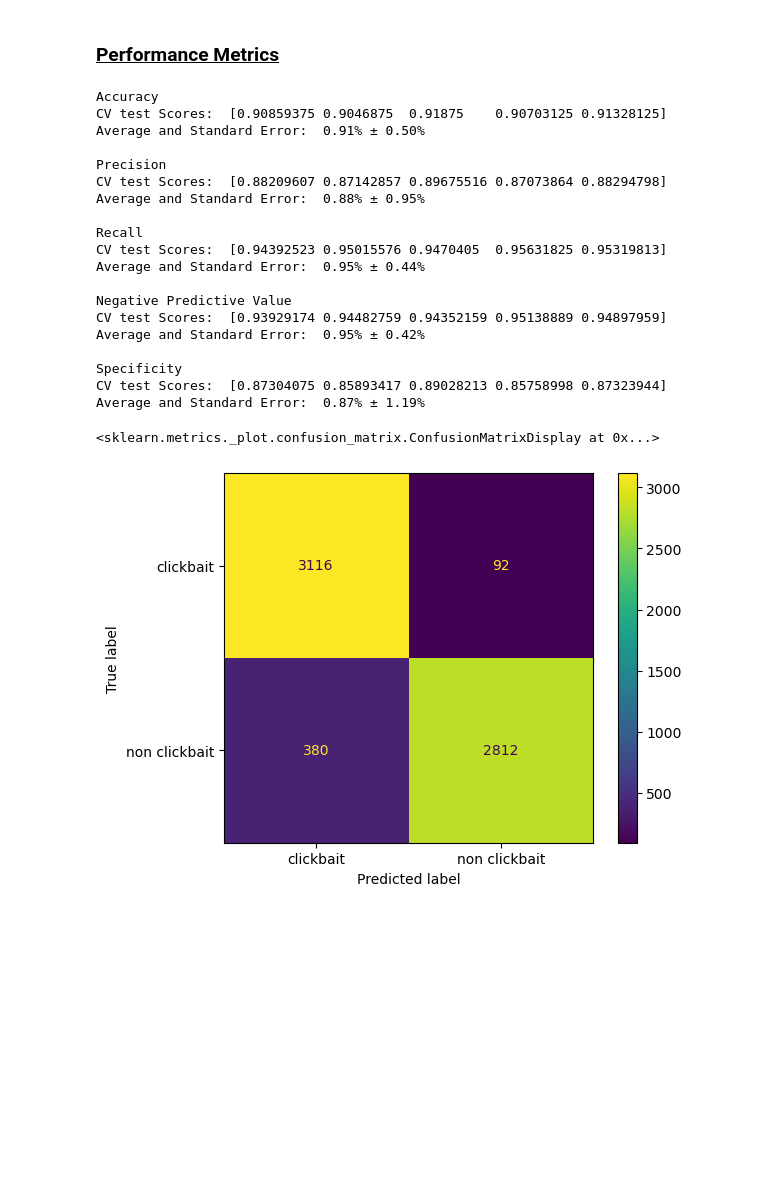
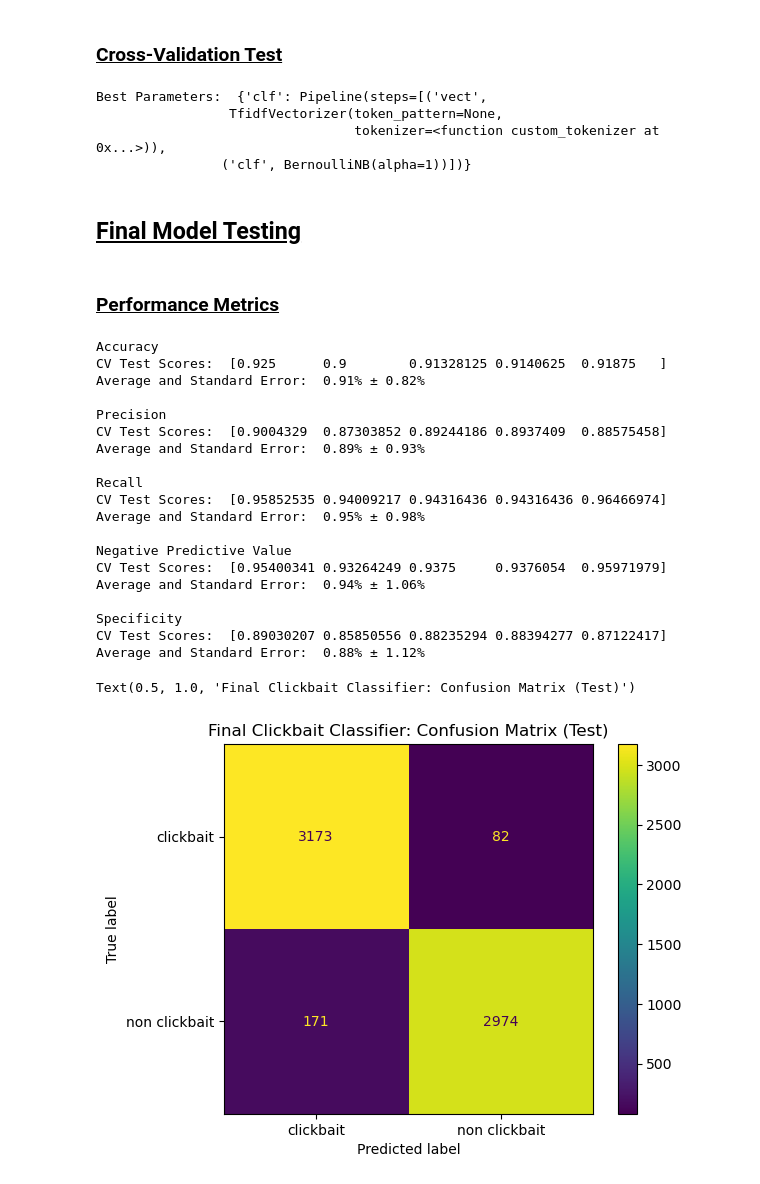
Before and after one commit to J-M-Bell/ClickbaitClassifierModel, a Jupyter notebook: FinalClickbaitClassifier.ipynb, the cells around one changed output. Saved outputs shown, nothing was run; the diff lists cells and outputs as text; code cells hidden in the pictures; blank space fills up the shorter version.

Commit message:
FinalClickbaitClassifier - conducted final model selection test

```diff
--- a/FinalClickbaitClassifier.ipynb
+++ b/FinalClickbaitClassifier.ipynb
@@ -2,0 +8,6 @@
+# %%
+knn_classifier = knn_clickbait_classifier()
+mlp_classifier = mlp_clickbait_classifier()
+nb_classifier = nb_clickbait_classifier()
+
+print(knn_classifier, mlp_classifier, nb_classifier)
@@ -3,39 +29,60 @@
+# %% [markdown]
+<h3><strong><u>Cross-Validation Test</u></strong></h3>
+# %%
+pipeline = Pipeline(
+    [
+        ("clf", None)
+    ]
+)
+param_grid = {"clf": [knn_classifier, mlp_classifier, nb_classifier]}
+grid_search = GridSearchCV(pipeline, param_grid, cv=5, n_jobs=-1, scoring='accuracy')
+grid_search.fit(X_train, y_train)
+print("Best Parameters: ", grid_search.best_params_)
+best_model = grid_search.best_estimator_
+# %% [output]
+Best Parameters:  {'clf': Pipeline(steps=[('vect',
+                 TfidfVectorizer(token_pattern=None,
+                                 tokenizer=<function custom_tokenizer at 0x...>)),
+                ('clf', BernoulliNB(alpha=1))])}
+# %% [markdown]
+<h2><strong><u>Final Model Testing</u></strong></h2>
 # %% [markdown]
 <h3><strong><u>Performance Metrics</u></strong></h3>
 # %%
 for key, value in clf_metrics.items():
     print(f"{key}")
     log_test_values = cross_val_score(knn_classifier, X_test, y=y_test, scoring=value, cv=5)
-    print(f"CV test Scores: ", log_test_values)
+    print(f"CV Test Scores: ", log_test_values)
     np_log_test_values = np.array(log_test_values)
     average = np.mean(np_log_test_values)
     stDev = np.std(np_log_test_values)
     print(f"Average and Standard Error: ", "{:.2f}%".format(average.round(2)), "\u00B1", "{:.2f}%".format(stDev.round(4)*100), "\n")
 # %% [output]
 Accuracy
-CV test Scores:  [0.90859375 0.9046875  0.91875    0.90703125 0.91328125]
-Average and Standard Error:  0.91% ± 0.50%
+CV Test Scores:  [0.925      0.9        0.91328125 0.9140625  0.91875   ]
+Average and Standard Error:  0.91% ± 0.82%
 
 Precision
-CV test Scores:  [0.88209607 0.87142857 0.89675516 0.87073864 0.88294798]
-Average and Standard Error:  0.88% ± 0.95%
+CV Test Scores:  [0.9004329  0.87303852 0.89244186 0.8937409  0.88575458]
+Average and Standard Error:  0.89% ± 0.93%
 
 Recall
-CV test Scores:  [0.94392523 0.95015576 0.9470405  0.95631825 0.95319813]
-Average and Standard Error:  0.95% ± 0.44%
+CV Test Scores:  [0.95852535 0.94009217 0.94316436 0.94316436 0.96466974]
+Average and Standard Error:  0.95% ± 0.98%
 
 Negative Predictive Value
-CV test Scores:  [0.93929174 0.94482759 0.94352159 0.95138889 0.94897959]
-Average and Standard Error:  0.95% ± 0.42%
+CV Test Scores:  [0.95400341 0.93264249 0.9375     0.9376054  0.95971979]
+Average and Standard Error:  0.94% ± 1.06%
 
 Specificity
-CV test Scores:  [0.87304075 0.85893417 0.89028213 0.85758998 0.87323944]
-Average and Standard Error:  0.87% ± 1.19%
+CV Test Scores:  [0.89030207 0.85850556 0.88235294 0.88394277 0.87122417]
+Average and Standard Error:  0.88% ± 1.12%
 # %%
 #Testing Confusion Matrix
-knn_test_predictions = knn_classifier.predict(X_test)
-ConfusionMatrixDisplay.from_predictions(y_test, knn_test_predictions, labels=['clickbait', 'non clickbait'])
+test_predictions = best_model.predict(X_test)
+disp = ConfusionMatrixDisplay.from_predictions(y_test, test_predictions, labels=['clickbait', 'non clickbait'])
+disp.ax_.set_title("Final Clickbait Classifier: Confusion Matrix (Test)")
 # %% [output]
-<sklearn.metrics._plot.confusion_matrix.ConfusionMatrixDisplay at 0x...>
+Text(0.5, 1.0, 'Final Clickbait Classifier: Confusion Matrix (Test)')
-[figure, old version]
+[figure, new version]
 # %%
```
Also changed, not shown: parts of 9 cells of this notebook.
